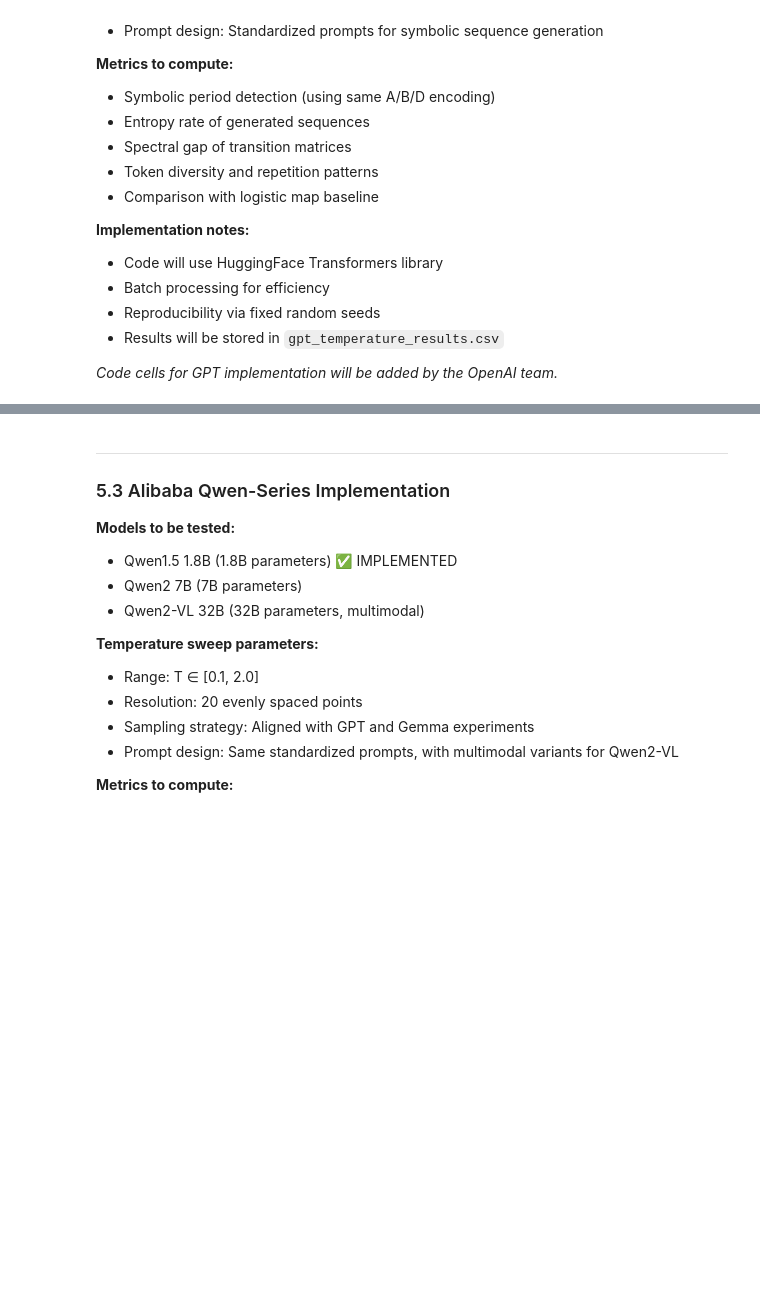
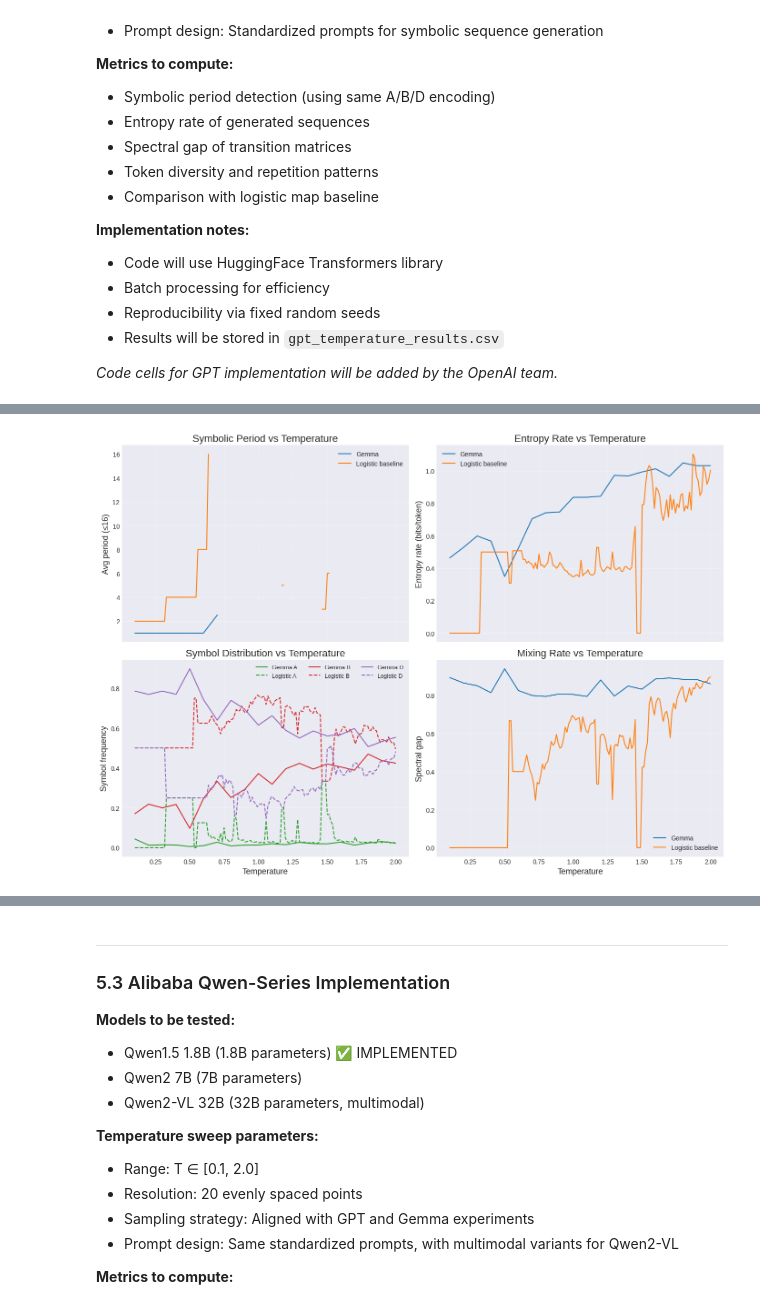
Before and after one commit to Dhwanil25/Data_network_Research_Project, a Jupyter notebook: LLM_Temperature_Studies.ipynb, the cells around one changed output, grey strips where cells are left out. Drawn from its saved outputs; the diff is of its cells as text; code cells hidden in the pictures; blank space fills up the shorter version.

Commit message:
commit gemma vs logistic map and visuals

```diff
--- a/LLM_Temperature_Studies.ipynb
+++ b/LLM_Temperature_Studies.ipynb
@@ -772,0 +1073,96 @@ This section outlines the planned implementation for testing LLM models across t
+# %%
+# Gemma vs Logistic Map comparison plots + summary tables
+from pathlib import Path
+
+LOGISTIC_BASELINE_PATH = Path("logistic_baseline_results.csv")
+GEMMA_RESULTS_PATH = Path("gemma_temperature_results.csv")
+
+if not LOGISTIC_BASELINE_PATH.exists():
+    raise FileNotFoundError("logistic_baseline_results.csv is missing. Run Section 4 first.")
+if not GEMMA_RESULTS_PATH.exists():
+    raise FileNotFoundError("gemma_temperature_results.csv is missing. Run the Gemma sweep cell above first.")
+
+logistic_df_compare = pd.read_csv(LOGISTIC_BASELINE_PATH)
+# Ensure we can compare along the same temperature axis by rescaling r -> [TEMPERATURE_MIN, TEMPERATURE_MAX]
+logistic_df_compare = logistic_df_compare.copy()
+logistic_df_compare['temperature'] = np.interp(
+    logistic_df_compare['r'],
+    (logistic_df_compare['r'].min(), logistic_df_compare['r'].max()),
+    (TEMPERATURE_MIN, TEMPERATURE_MAX)
+)
+
+if 'gemma_df' not in globals() or gemma_df.empty:
+    gemma_df = pd.read_csv(GEMMA_RESULTS_PATH)
+
+def summarize_vs_temperature(df: pd.DataFrame, key: str = 'temperature') -> pd.DataFrame:
+    summary = df.groupby(key).agg({
+        'entropy_rate': 'mean',
+        'spectral_gap': 'mean',
+        'freq_A': 'mean',
+        'freq_B': 'mean',
+        'freq_D': 'mean'
+    })
+    summary['period'] = df.groupby(key).apply(lambda g: g['period'].replace(np.inf, np.nan).mean())
+    summary = summary.sort_index()
+    return summary
+
+logistic_summary = summarize_vs_temperature(logistic_df_compare)
+gemma_summary = summarize_vs_temperature(gemma_df)
+
+fig, axes = plt.subplots(2, 2, figsize=(14, 10), sharex=True)
+
+# 1) Period comparison
+axes[0, 0].plot(gemma_summary.index, gemma_summary['period'], label='Gemma', color='tab:blue')
+axes[0, 0].plot(logistic_summary.index, logistic_summary['period'], label='Logistic baseline', color='tab:orange')
+axes[0, 0].set_ylabel('Avg period (≤16)')
+axes[0, 0].set_title('Symbolic Period vs Temperature')
+axes[0, 0].grid(alpha=0.3)
+axes[0, 0].legend()
+
+# 2) Entropy comparison
+axes[0, 1].plot(gemma_summary.index, gemma_summary['entropy_rate'], label='Gemma', color='tab:blue')
+axes[0, 1].plot(logistic_summary.index, logistic_summary['entropy_rate'], label='Logistic baseline', color='tab:orange')
+axes[0, 1].set_ylabel('Entropy rate (bits/token)')
+axes[0, 1].set_title('Entropy Rate vs Temperature')
+axes[0, 1].grid(alpha=0.3)
+axes[0, 1].legend()
+
+# 3) Symbol mix comparison
+symbol_colors = {'freq_A': 'tab:green', 'freq_B': 'tab:red', 'freq_D': 'tab:purple'}
+for band, color in symbol_colors.items():
+    axes[1, 0].plot(gemma_summary.index, gemma_summary[band], color=color, linestyle='-', label=f'Gemma {band[-1]}')
+    axes[1, 0].plot(logistic_summary.index, logistic_summary[band], color=color, linestyle='--', label=f'Logistic {band[-1]}')
+axes[1, 0].set_ylabel('Symbol frequency')
+axes[1, 0].set_title('Symbol Distribution vs Temperature')
+axes[1, 0].grid(alpha=0.3)
+axes[1, 0].legend(ncol=3, fontsize=9)
+
+# 4) Spectral gap comparison
+axes[1, 1].plot(gemma_summary.index, gemma_summary['spectral_gap'], label='Gemma', color='tab:blue')
+axes[1, 1].plot(logistic_summary.index, logistic_summary['spectral_gap'], label='Logistic baseline', color='tab:orange')
+axes[1, 1].set_ylabel('Spectral gap')
+axes[1, 1].set_xlabel('Temperature')
+axes[1, 1].set_title('Mixing Rate vs Temperature')
+axes[1, 1].grid(alpha=0.3)
+axes[1, 1].legend()
+
+for ax in axes[1]:
+    ax.set_xlabel('Temperature')
+
+plt.tight_layout()
+plt.savefig('gemma_vs_logistic.png', dpi=150, bbox_inches='tight')
+plt.show()
+
+# Aggregate table for quick reference
+compare_metrics = ['period', 'entropy_rate', 'spectral_gap', 'freq_A', 'freq_B', 'freq_D']
+summary_table = pd.DataFrame({
+    'metric': compare_metrics,
+    'Gemma_mean': [gemma_df[m].replace(np.inf, np.nan).mean() for m in compare_metrics],
+    'Logistic_mean': [logistic_df_compare[m].replace(np.inf, np.nan).mean() for m in compare_metrics]
+})
+summary_table['delta (Gemma - Logistic)'] = summary_table['Gemma_mean'] - summary_table['Logistic_mean']
+display(summary_table)
+
+print("✓ Gemma vs logistic comparison plots saved to gemma_vs_logistic.png")
+# %% [output]
+[figure, added]
```
Also changed, not shown: parts of 26 cells of this notebook.
